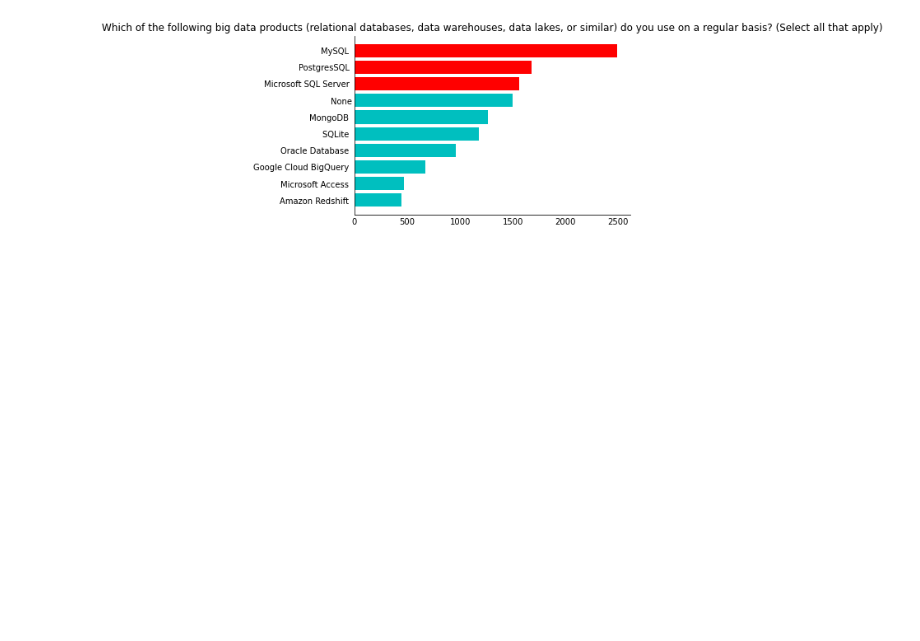
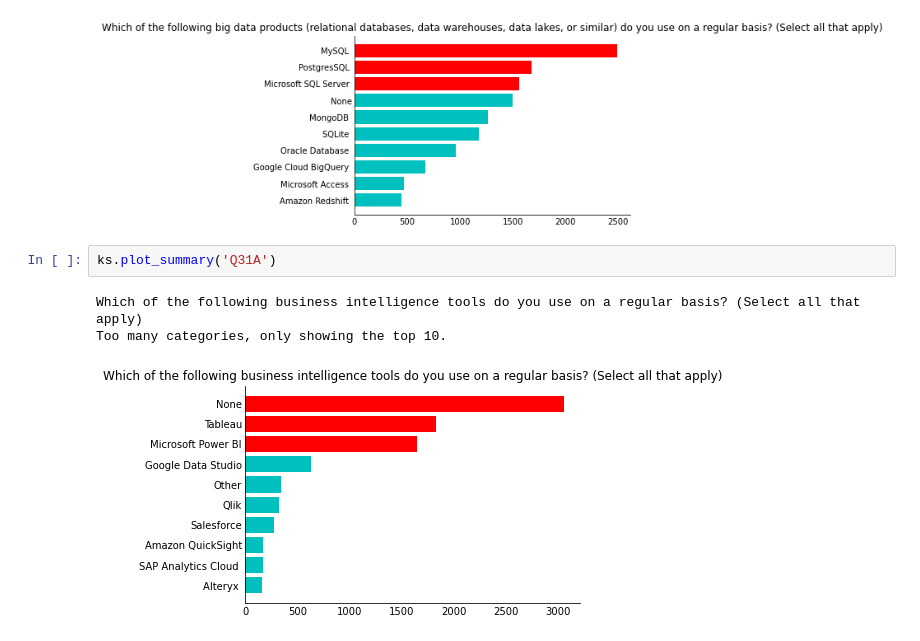
Before and after one commit to yaojenkuo/hahow-dainaction, a Jupyter notebook: kaggle-ml-ds-survey-2020.ipynb, the cells around one changed output. Drawn from its saved outputs; the diff is of its cells as text; blank space fills up the shorter version.

```diff
--- a/kaggle-ml-ds-survey-2020.ipynb
+++ b/kaggle-ml-ds-survey-2020.ipynb
@@ -58,3 +59,9 @@ ks.plot_summary('Q29A')
 Which of the following big data products (relational databases, data warehouses, data lakes, or similar) do you use on a regular basis? (Select all that apply)
 Too many categories, only showing the top 10.
 [figure]
+# %%
+ks.plot_summary('Q31A')
+# %% [output]
+Which of the following business intelligence tools do you use on a regular basis? (Select all that apply)
+Too many categories, only showing the top 10.
+[figure, added]
```
Also changed, not shown: parts of 1 cell of this notebook, 4 other files.
